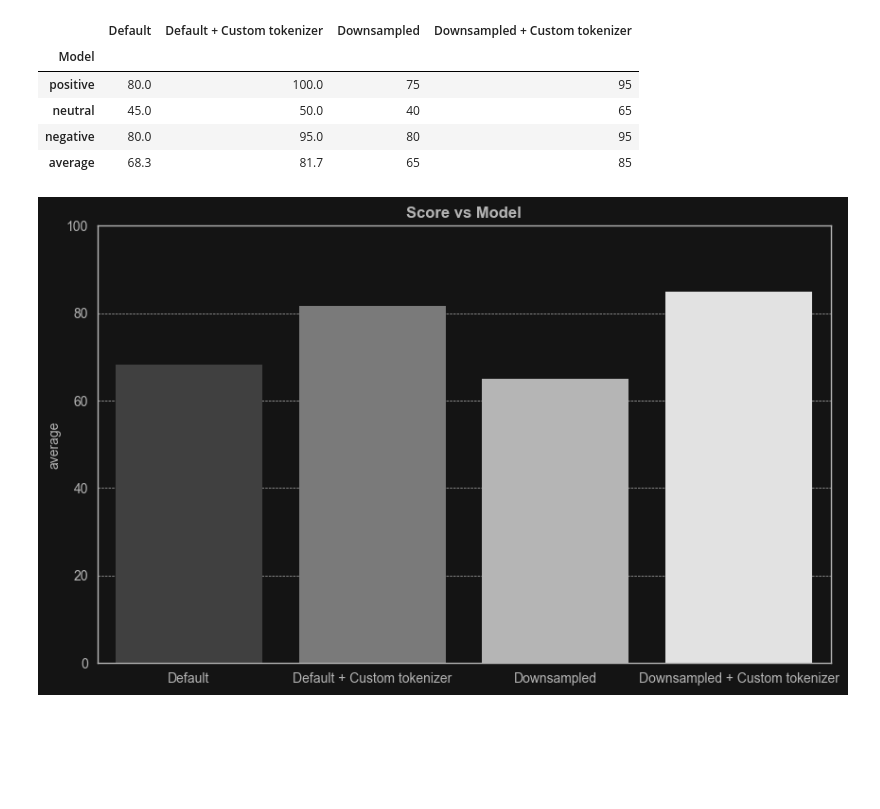
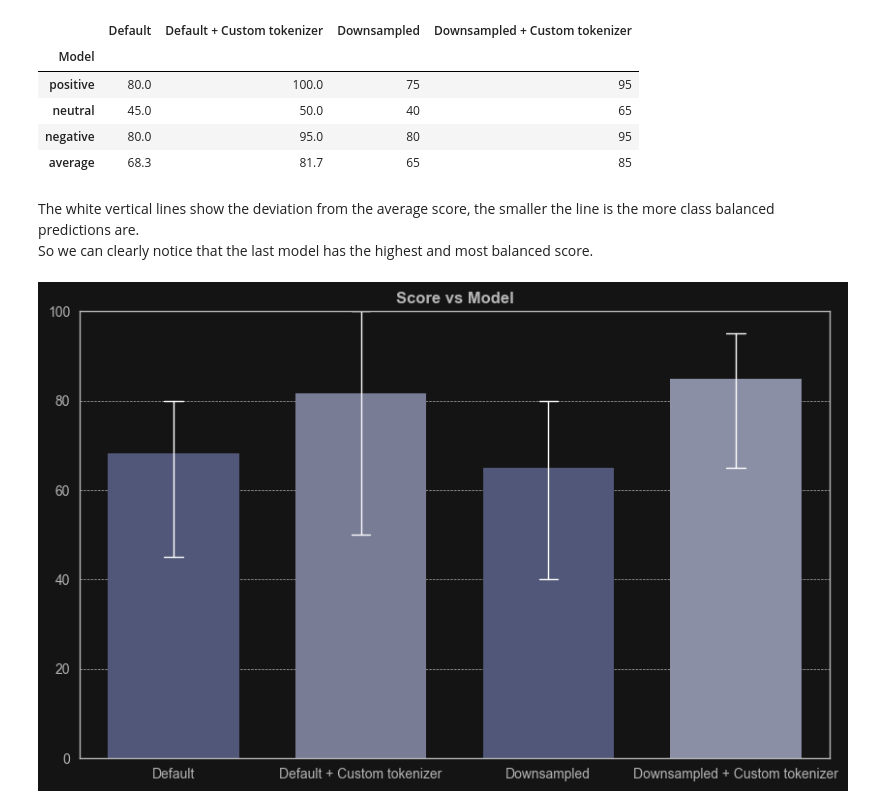
Before and after one commit to gracjan-p/twitter-sentiments, a Jupyter notebook: emotions.ipynb, the cells around one changed output. Saved outputs shown, nothing was run; the diff lists cells and outputs as text; code cells hidden in the pictures; blank space fills up the shorter version.

```diff
--- a/emotions.ipynb
+++ b/emotions.ipynb
@@ -95,10 +98,16 @@ df.duplicated().sum()
 # %% [output]
 331
 # %%
-# styling for plots
+# DON'T MIND it's just styling for dark themed plots
 WHITE_MID = '#b5b5b5'
 NAVY_LIGHT = '#4B527E'
 NAVY_DARK = '#7C81AD'
+
+custom_cmap_light = LinearSegmentedColormap.from_list("black_to_blue", ["white", NAVY_LIGHT])
+custom_palette_light = [custom_cmap_light(x) for x in np.linspace(0, 1, 10)]
+
+custom_cmap_dark = LinearSegmentedColormap.from_list("black_to_blue", ["black", NAVY_LIGHT])
+custom_palette_dark = [custom_cmap_dark(x) for x in np.linspace(0, 1, 10)]
 
 plt.rcParams['figure.facecolor'] = '#141414'
 plt.rcParams['text.color'] = WHITE_MID
@@ -106,14 +115,15 @@ plt.rcParams['axes.facecolor'] = '#141414'
 plt.rcParams['axes.edgecolor'] = WHITE_MID
 plt.rcParams['axes.labelcolor'] = WHITE_MID
 plt.rcParams['axes.titlecolor'] = WHITE_MID
+
 plt.rcParams['grid.color'] = WHITE_MID
-plt.rcParams['grid.alpha'] = 1
 plt.rcParams['grid.linestyle'] = '--'
 plt.rcParams['grid.linewidth'] = 0.5
+plt.rcParams['axes.grid'] = True
 
+plt.rcParams['axes.linewidth'] = 1
 plt.rcParams['xtick.color'] = WHITE_MID
 plt.rcParams['ytick.color'] = WHITE_MID
-plt.rcParams['axes.linewidth'] = 1
 plt.rcParams['legend.edgecolor'] = WHITE_MID
 plt.rcParams['legend.labelcolor'] = WHITE_MID
 # %%
@@ -193,12 +201,12 @@ downsampled_df['length'] = downsampled_df['text'].apply(lambda x: len(x.split())
 df_by_label = lambda x: df[df['label'] == x]
 
 fig, axes = plt.subplots(nrows=2, ncols=1, figsize=(20, 10))
-sns.countplot(df, x='length', ax=axes[0], linewidth=0, color=NAVY_LIGHT)
+sns.countplot(df, x='length', ax=axes[0], linewidth=0, color=NAVY_DARK, zorder=2)
 
 colors = ['red', 'grey', 'green']
 for i, color in enumerate(colors):
     count_by_length = df_by_label(i)['length'].value_counts().sort_index()
-    sns.lineplot(x=count_by_length.index, y=count_by_length.values, marker=None, color=color, linewidth=3, ax=axes[1])
+    sns.lineplot(x=count_by_length.index, y=count_by_length.values, marker=None, color=color, linewidth=3, ax=axes[1], zorder=2)
 
 axes[0].set_title('Whole dataset')
 axes[0].set_ylabel('Count')
@@ -669,11 +679,20 @@ score_df
 | neutral | 45.0 | 50.0 | 40 | 65 |
 | negative | 80.0 | 95.0 | 80 | 95 |
 | average | 68.3 | 81.7 | 65 | 85 |
+# %% [markdown]
+The white vertical lines show the deviation from the average score, the smaller the line is the more class balanced predictions are.<br>
+So we can clearly notice that the last model has the highest and most balanced score.
 # %%
+# custom palette to align with score (brighter = higher score)
+normalized_scores = (score_df.iloc[3] - score_df.iloc[3].min()) / (score_df.iloc[3].max() - score_df.iloc[3].min())
+palette = sns.color_palette(reversed(custom_palette_light[6:]), len(score_df))
+colors = [palette[int(score * (len(palette) - 1))] for score in normalized_scores]
+
 fig = plt.figure(figsize=(10, 6))
-fig = sns.barplot(data=score_df.iloc[3], palette=sns.color_palette('Greys_r', 4), linewidth=0)
-fig.set_title('Score vs Model', fontweight='bold')
-fig.set_ylim(0, 100)
+sns.barplot(data=score_df, palette=colors, linewidth=0, width=0.7, errcolor='white', errwidth=1, capsize=0.1, errorbar=('ci', 100), zorder=2)
+
+plt.title('Score vs Model', fontweight='bold')
+plt.ylim(0, 100)
 plt.show()
 # %% [output]
-[figure, old version]
+[figure, new version]
```
Also changed, not shown: parts of 14 cells of this notebook, 2 other files.
